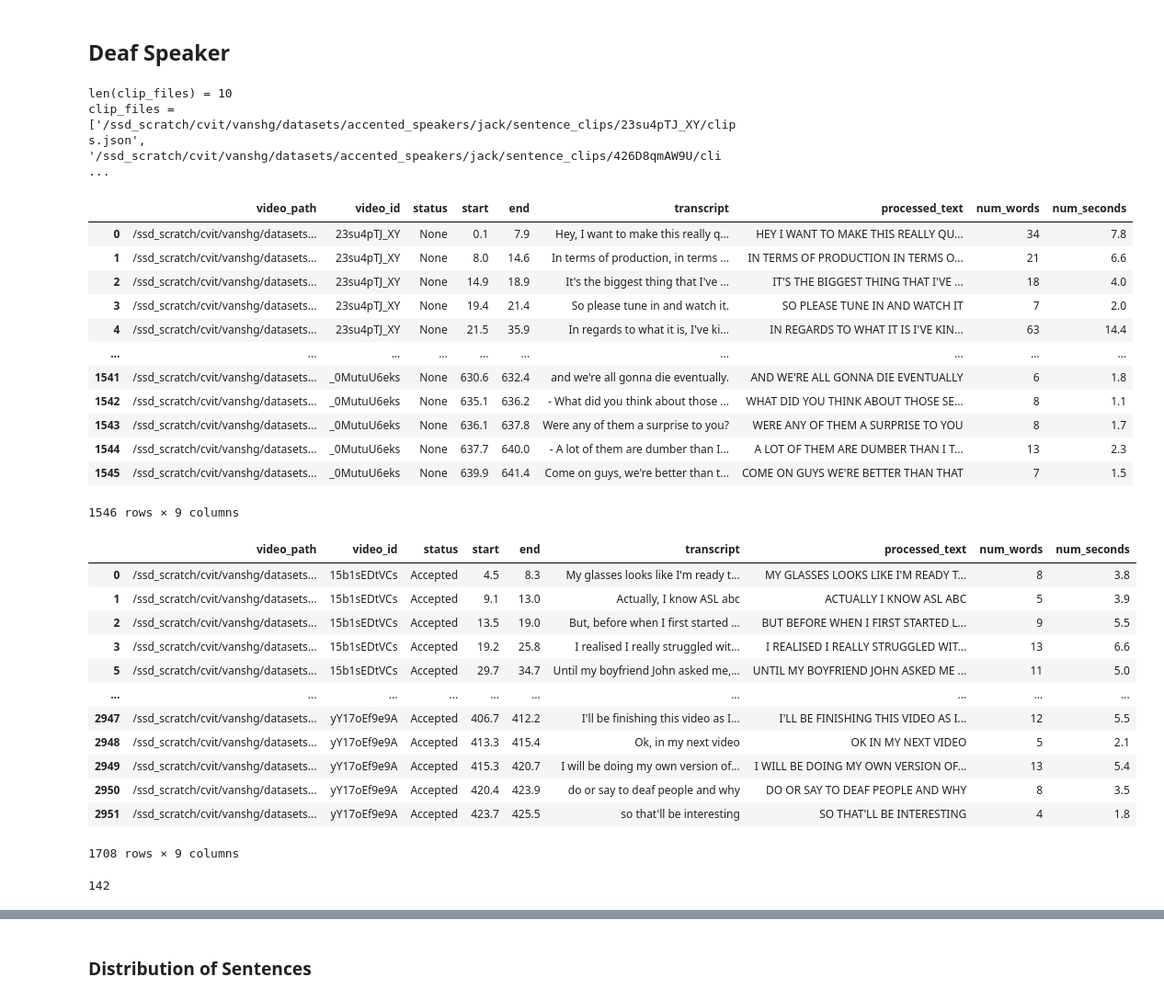
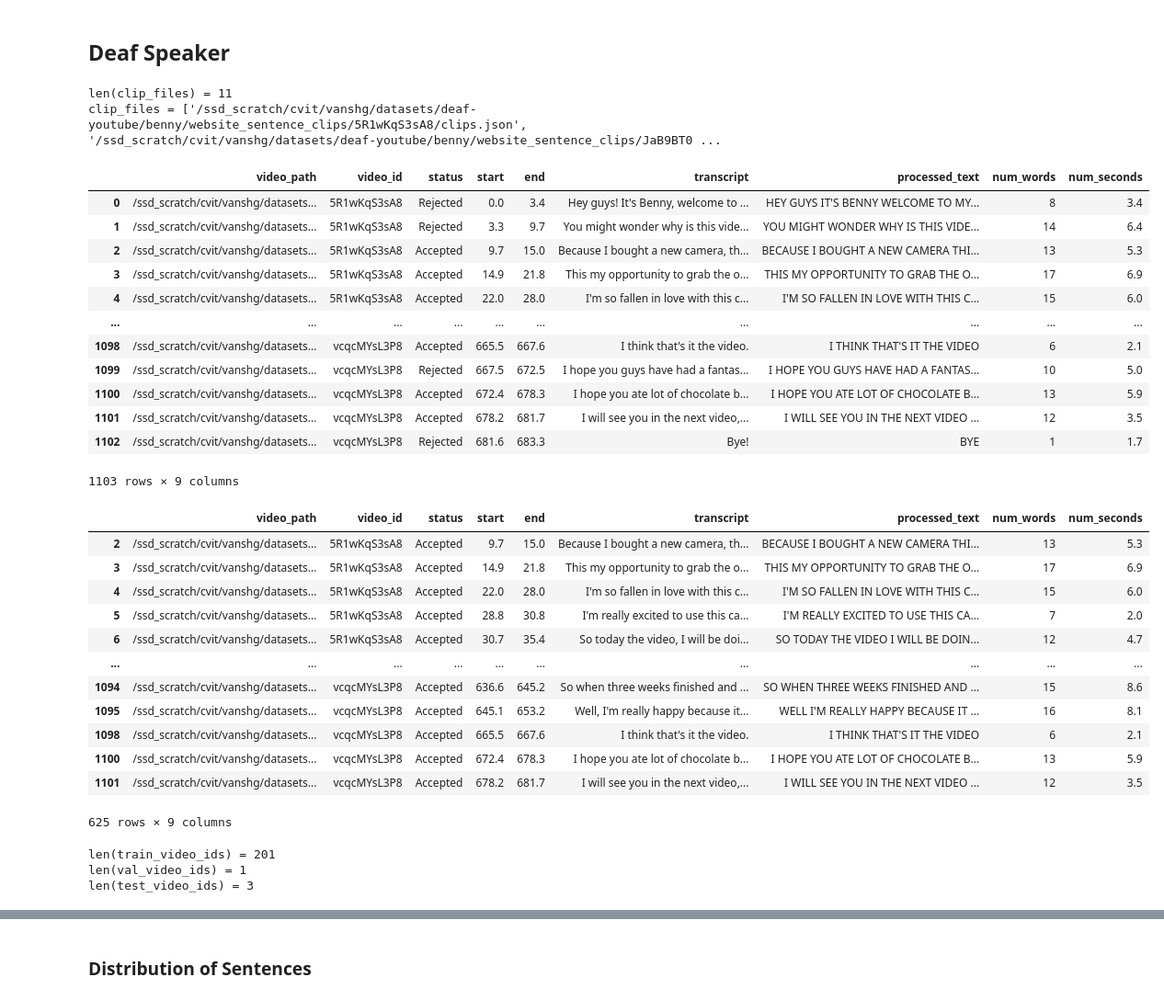
Before and after one commit to vanshg1729/auto_avsr, a Jupyter notebook: analysis/analyse_deaf.ipynb, the cells around one changed output, grey strips where cells are left out. Shown at 92% size. Drawn from its saved outputs; the diff is of its cells as text; code cells hidden in the pictures.

```diff
--- a/analysis/analyse_deaf.ipynb
+++ b/analysis/analyse_deaf.ipynb
@@ -214,55 +211,61 @@ Total duration of sentences = 03:14:45.212
 # %% [markdown]
 ## Deaf Speaker
 # %%
-data_dir = "/ssd_scratch/cvit/vanshg/datasets/accented_speakers"
-speaker = "jack"
+data_dir = "/ssd_scratch/cvit/vanshg/datasets/deaf-youtube"
+speaker = "benny"
 speaker_dir = os.path.join(data_dir, f"{speaker}")
-clips_dir = os.path.join(speaker_dir, f"sentence_clips")
+clips_dir = os.path.join(speaker_dir, f"website_sentence_clips")
 
 clip_files = glob.glob(os.path.join(clips_dir, "*/clips.json"))
 clip_files = sorted(clip_files)
 print(f"{len(clip_files) = }")
 print(f"{clip_files = }")
 
 speaker_df = get_speaker_df(clip_files)
 speaker_df
 # %% [output]
-len(clip_files) = 10
-clip_files = ['/ssd_scratch/cvit/vanshg/datasets/accented_speakers/jack/sentence_clips/23su4pTJ_XY/clips.json', '/ssd_scratch/cvit/vanshg/datasets/accented_speakers/jack/sentence_clips/426D8qmAW9U/cli ...
+len(clip_files) = 11
+clip_files = ['/ssd_scratch/cvit/vanshg/datasets/deaf-youtube/benny/website_sentence_clips/5R1wKqS3sA8/clips.json', '/ssd_scratch/cvit/vanshg/datasets/deaf-youtube/benny/website_sentence_clips/JaB9BT0 ...
 |  | video_path | video_id | status | start | end | transcript | processed_text | num_words | num_seconds |
-| 0 | /ssd_scratch/cvit/vanshg/datasets... | 23su4pTJ_XY | None | 0.1 | 7.9 | Hey, I want to make this really q... | HEY I WANT TO MAKE THIS REALLY QU... | 34 | 7.8 |
-| 1 | /ssd_scratch/cvit/vanshg/datasets... | 23su4pTJ_XY | None | 8.0 | 14.6 | In terms of production, in terms ... | IN TERMS OF PRODUCTION IN TERMS O... | 21 | 6.6 |
-| 2 | /ssd_scratch/cvit/vanshg/datasets... | 23su4pTJ_XY | None | 14.9 | 18.9 | It's the biggest thing that I've ... | IT'S THE BIGGEST THING THAT I'VE ... | 18 | 4.0 |
-| 3 | /ssd_scratch/cvit/vanshg/datasets... | 23su4pTJ_XY | None | 19.4 | 21.4 | So please tune in and watch it. | SO PLEASE TUNE IN AND WATCH IT | 7 | 2.0 |
-| 4 | /ssd_scratch/cvit/vanshg/datasets... | 23su4pTJ_XY | None | 21.5 | 35.9 | In regards to what it is, I've ki... | IN REGARDS TO WHAT IT IS I'VE KIN... | 63 | 14.4 |
+| 0 | /ssd_scratch/cvit/vanshg/datasets... | 5R1wKqS3sA8 | Rejected | 0.0 | 3.4 | Hey guys! It's Benny, welcome to ... | HEY GUYS IT'S BENNY WELCOME TO MY... | 8 | 3.4 |
+| 1 | /ssd_scratch/cvit/vanshg/datasets... | 5R1wKqS3sA8 | Rejected | 3.3 | 9.7 | You might wonder why is this vide... | YOU MIGHT WONDER WHY IS THIS VIDE... | 14 | 6.4 |
+| 2 | /ssd_scratch/cvit/vanshg/datasets... | 5R1wKqS3sA8 | Accepted | 9.7 | 15.0 | Because I bought a new camera, th... | BECAUSE I BOUGHT A NEW CAMERA THI... | 13 | 5.3 |
+| 3 | /ssd_scratch/cvit/vanshg/datasets... | 5R1wKqS3sA8 | Accepted | 14.9 | 21.8 | This my opportunity to grab the o... | THIS MY OPPORTUNITY TO GRAB THE O... | 17 | 6.9 |
+| 4 | /ssd_scratch/cvit/vanshg/datasets... | 5R1wKqS3sA8 | Accepted | 22.0 | 28.0 | I'm so fallen in love with this c... | I'M SO FALLEN IN LOVE WITH THIS C... | 15 | 6.0 |
 | ... | ... | ... | ... | ... | ... | ... | ... | ... | ... |
-| 1541 | /ssd_scratch/cvit/vanshg/datasets... | _0MutuU6eks | None | 630.6 | 632.4 | and we're all gonna die eventually. | AND WE'RE ALL GONNA DIE EVENTUALLY | 6 | 1.8 |
-| 1542 | /ssd_scratch/cvit/vanshg/datasets... | _0MutuU6eks | None | 635.1 | 636.2 | - What did you think about those ... | WHAT DID YOU THINK ABOUT THOSE SE... | 8 | 1.1 |
-| 1543 | /ssd_scratch/cvit/vanshg/datasets... | _0MutuU6eks | None | 636.1 | 637.8 | Were any of them a surprise to you? | WERE ANY OF THEM A SURPRISE TO YOU | 8 | 1.7 |
-| 1544 | /ssd_scratch/cvit/vanshg/datasets... | _0MutuU6eks | None | 637.7 | 640.0 | - A lot of them are dumber than I... | A LOT OF THEM ARE DUMBER THAN I T... | 13 | 2.3 |
-| 1545 | /ssd_scratch/cvit/vanshg/datasets... | _0MutuU6eks | None | 639.9 | 641.4 | Come on guys, we're better than t... | COME ON GUYS WE'RE BETTER THAN THAT | 7 | 1.5 |
+| 1098 | /ssd_scratch/cvit/vanshg/datasets... | vcqcMYsL3P8 | Accepted | 665.5 | 667.6 | I think that's it the video. | I THINK THAT'S IT THE VIDEO | 6 | 2.1 |
+| 1099 | /ssd_scratch/cvit/vanshg/datasets... | vcqcMYsL3P8 | Rejected | 667.5 | 672.5 | I hope you guys have had a fantas... | I HOPE YOU GUYS HAVE HAD A FANTAS... | 10 | 5.0 |
+| 1100 | /ssd_scratch/cvit/vanshg/datasets... | vcqcMYsL3P8 | Accepted | 672.4 | 678.3 | I hope you ate lot of chocolate b... | I HOPE YOU ATE LOT OF CHOCOLATE B... | 13 | 5.9 |
+| 1101 | /ssd_scratch/cvit/vanshg/datasets... | vcqcMYsL3P8 | Accepted | 678.2 | 681.7 | I will see you in the next video,... | I WILL SEE YOU IN THE NEXT VIDEO ... | 12 | 3.5 |
+| 1102 | /ssd_scratch/cvit/vanshg/datasets... | vcqcMYsL3P8 | Rejected | 681.6 | 683.3 | Bye! | BYE | 1 | 1.7 |
-1546 rows × 9 columns
+1103 rows × 9 columns
 # %%
 speaker_df = speaker_df[speaker_df['status'] == 'Accepted']
 speaker_df
 # %% [output]
 |  | video_path | video_id | status | start | end | transcript | processed_text | num_words | num_seconds |
-| 0 | /ssd_scratch/cvit/vanshg/datasets... | 15b1sEDtVCs | Accepted | 4.5 | 8.3 | My glasses looks like I'm ready t... | MY GLASSES LOOKS LIKE I'M READY T... | 8 | 3.8 |
-| 1 | /ssd_scratch/cvit/vanshg/datasets... | 15b1sEDtVCs | Accepted | 9.1 | 13.0 | Actually, I know ASL abc | ACTUALLY I KNOW ASL ABC | 5 | 3.9 |
-| 2 | /ssd_scratch/cvit/vanshg/datasets... | 15b1sEDtVCs | Accepted | 13.5 | 19.0 | But, before when I first started ... | BUT BEFORE WHEN I FIRST STARTED L... | 9 | 5.5 |
-| 3 | /ssd_scratch/cvit/vanshg/datasets... | 15b1sEDtVCs | Accepted | 19.2 | 25.8 | I realised I really struggled wit... | I REALISED I REALLY STRUGGLED WIT... | 13 | 6.6 |
-| 5 | /ssd_scratch/cvit/vanshg/datasets... | 15b1sEDtVCs | Accepted | 29.7 | 34.7 | Until my boyfriend John asked me,... | UNTIL MY BOYFRIEND JOHN ASKED ME ... | 11 | 5.0 |
+| 2 | /ssd_scratch/cvit/vanshg/datasets... | 5R1wKqS3sA8 | Accepted | 9.7 | 15.0 | Because I bought a new camera, th... | BECAUSE I BOUGHT A NEW CAMERA THI... | 13 | 5.3 |
+| 3 | /ssd_scratch/cvit/vanshg/datasets... | 5R1wKqS3sA8 | Accepted | 14.9 | 21.8 | This my opportunity to grab the o... | THIS MY OPPORTUNITY TO GRAB THE O... | 17 | 6.9 |
+| 4 | /ssd_scratch/cvit/vanshg/datasets... | 5R1wKqS3sA8 | Accepted | 22.0 | 28.0 | I'm so fallen in love with this c... | I'M SO FALLEN IN LOVE WITH THIS C... | 15 | 6.0 |
+| 5 | /ssd_scratch/cvit/vanshg/datasets... | 5R1wKqS3sA8 | Accepted | 28.8 | 30.8 | I'm really excited to use this ca... | I'M REALLY EXCITED TO USE THIS CA... | 7 | 2.0 |
+| 6 | /ssd_scratch/cvit/vanshg/datasets... | 5R1wKqS3sA8 | Accepted | 30.7 | 35.4 | So today the video, I will be doi... | SO TODAY THE VIDEO I WILL BE DOIN... | 12 | 4.7 |
 | ... | ... | ... | ... | ... | ... | ... | ... | ... | ... |
-| 2947 | /ssd_scratch/cvit/vanshg/datasets... | yY17oEf9e9A | Accepted | 406.7 | 412.2 | I'll be finishing this video as I... | I'LL BE FINISHING THIS VIDEO AS I... | 12 | 5.5 |
-| 2948 | /ssd_scratch/cvit/vanshg/datasets... | yY17oEf9e9A | Accepted | 413.3 | 415.4 | Ok, in my next video | OK IN MY NEXT VIDEO | 5 | 2.1 |
-| 2949 | /ssd_scratch/cvit/vanshg/datasets... | yY17oEf9e9A | Accepted | 415.3 | 420.7 | I will be doing my own version of... | I WILL BE DOING MY OWN VERSION OF... | 13 | 5.4 |
-| 2950 | /ssd_scratch/cvit/vanshg/datasets... | yY17oEf9e9A | Accepted | 420.4 | 423.9 | do or say to deaf people and why | DO OR SAY TO DEAF PEOPLE AND WHY | 8 | 3.5 |
-| 2951 | /ssd_scratch/cvit/vanshg/datasets... | yY17oEf9e9A | Accepted | 423.7 | 425.5 | so that'll be interesting | SO THAT'LL BE INTERESTING | 4 | 1.8 |
+| 1094 | /ssd_scratch/cvit/vanshg/datasets... | vcqcMYsL3P8 | Accepted | 636.6 | 645.2 | So when three weeks finished and ... | SO WHEN THREE WEEKS FINISHED AND ... | 15 | 8.6 |
+| 1095 | /ssd_scratch/cvit/vanshg/datasets... | vcqcMYsL3P8 | Accepted | 645.1 | 653.2 | Well, I'm really happy because it... | WELL I'M REALLY HAPPY BECAUSE IT ... | 16 | 8.1 |
+| 1098 | /ssd_scratch/cvit/vanshg/datasets... | vcqcMYsL3P8 | Accepted | 665.5 | 667.6 | I think that's it the video. | I THINK THAT'S IT THE VIDEO | 6 | 2.1 |
+| 1100 | /ssd_scratch/cvit/vanshg/datasets... | vcqcMYsL3P8 | Accepted | 672.4 | 678.3 | I hope you ate lot of chocolate b... | I HOPE YOU ATE LOT OF CHOCOLATE B... | 13 | 5.9 |
+| 1101 | /ssd_scratch/cvit/vanshg/datasets... | vcqcMYsL3P8 | Accepted | 678.2 | 681.7 | I will see you in the next video,... | I WILL SEE YOU IN THE NEXT VIDEO ... | 12 | 3.5 |
-1708 rows × 9 columns
+625 rows × 9 columns
-# %%
-# speaker_df[speaker_df['num_words'] == 1]
-temp_df = speaker_df[speaker_df['processed_text'].str.contains('LL', case=False, na=False)]
-texts = list(temp_df['processed_text'])
-print(len(texts))
-# %% [output]
-142
+# %%
+# Getting all different video ids
+train_video_ids = open(os.path.join(speaker_dir, "train_new.txt")).read().split()
+val_video_ids = open(os.path.join(speaker_dir, "val.txt")).read().split()
+test_video_ids = open(os.path.join(speaker_dir, "test.txt")).read().split()
+
+print(f"{len(train_video_ids) = }")
+print(f"{len(val_video_ids) = }")
+print(f"{len(test_video_ids) = }")
+# %% [output]
+len(train_video_ids) = 201
+len(val_video_ids) = 1
+len(test_video_ids) = 3
```
Also changed, not shown: parts of 5 cells of this notebook, 24 other files.
